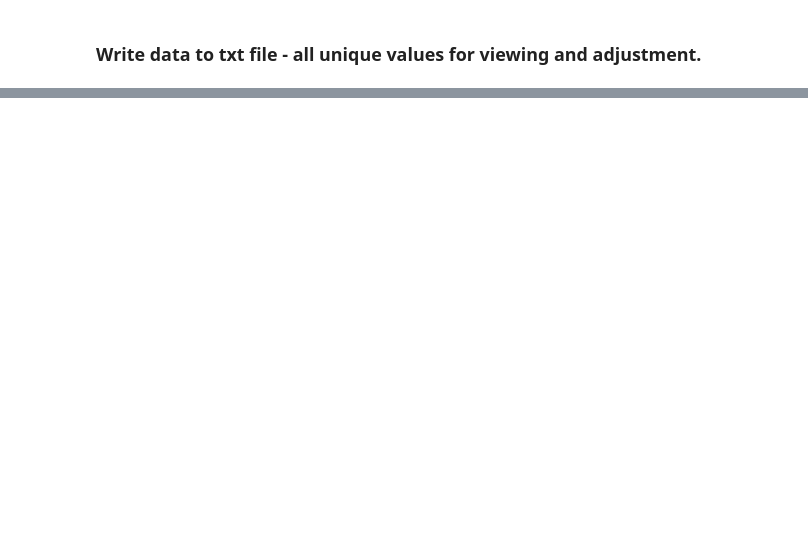
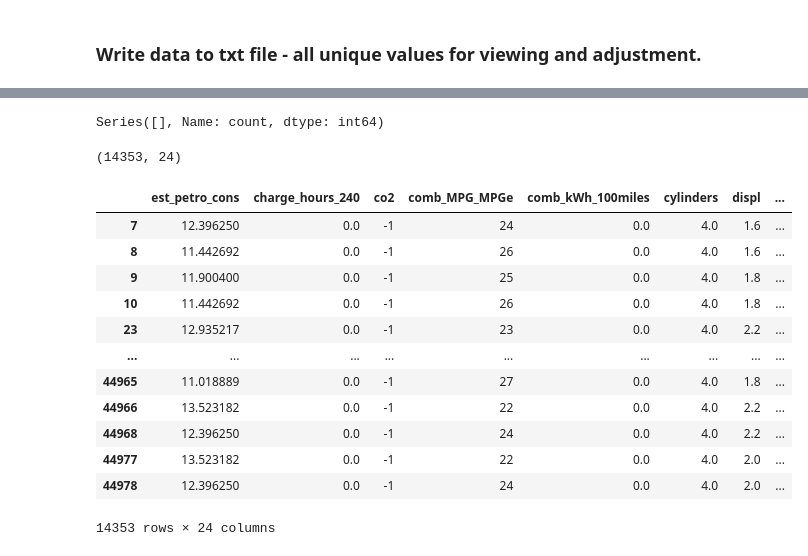
Before and after one commit to sampss/fuel_economy_gov, a Jupyter notebook: working/code/playground_2.ipynb, the cells around one changed output, grey strips where cells are left out. Drawn from its saved outputs; the diff is of its cells as text; code cells hidden in the pictures; blank space fills up the shorter version.

```diff
--- a/working/code/playground_2.ipynb
+++ b/working/code/playground_2.ipynb
@@ -53,8 +64,8 @@ WHERE fuelType NOT IN ({remove_fuel_types_str})
 
 connection = sqlite3.connect('../data/vehicles_data.db')
 
-df = pd.read_sql_query(sqlite_query, connection)
+loaded_vehicle_data = pd.read_sql_query(sqlite_query, connection)
 
 connection.close()
 
-df
+#loaded_vehicle_data
@@ -192,0 +94,4 @@ with open('../Documents/Column_Descript_Unique_Values.txt', 'w') as file:
+# %%
+column_drop_list = ['mfrCode', 'evMotor', 'sCharger', 'tCharger', 'trans_dscr', 'rangeHwy', 'rangeCity', 'mpgData', 'eng_dscr', 'engId', 'cityE', 'co2TailpipeGpm', 'fuelType', 'charge240b']
+
+loaded_vehicle_data = loaded_vehicle_data.drop(columns=column_drop_list)
@@ -192,0 +122,12 @@ with open('../Documents/Column_Descript_Unique_Values.txt', 'w') as file:
+# %%
+# print(loaded_vehicle_data[['co2', 'co2TailpipeGpm']])
+# print(loaded_vehicle_data['co2'].unique())
+# print(loaded_vehicle_data['co2TailpipeGpm'].unique()) - Removed column
+
+# After viewing in Data Wrangler, co2 and co2TailpipeGpm seem to contain the same data but one is rounded and one contains decimals
+
+#loaded_vehicle_data['base_fuel_type'].fillna('Gasoline', inplace=True) # fill na with Gasoline as that is going to be the base fuel if not electric or hybrid
+
+loaded_vehicle_data['base_fuel_type'] = loaded_vehicle_data['base_fuel_type'].fillna('Gasoline') # fill na with Gasoline as that is going to be the base fuel if not electric or hybrid
+
+#df
@@ -192,0 +163,13 @@ with open('../Documents/Column_Descript_Unique_Values.txt', 'w') as file:
+# %%
+# Remove spaces and combine the columns into lowercase
+loaded_vehicle_data['year_make_model_key'] = (
+    loaded_vehicle_data['year'].astype(str).str.replace(r'[^a-zA-Z0-9]', '', regex=True) +
+    loaded_vehicle_data['make'].str.replace(r'[^a-zA-Z0-9]', '', regex=True) +
+    loaded_vehicle_data['base_Model'].str.replace(r'[^a-zA-Z0-9]', '', regex=True)
+).str.lower()
+
+print(loaded_vehicle_data.columns)
+print('\n')
+
+key_counts = loaded_vehicle_data['year_make_model_key'].value_counts()
+print(key_counts[key_counts > 1])  # Display keys that appear more than once
@@ -192,0 +196,47 @@ with open('../Documents/Column_Descript_Unique_Values.txt', 'w') as file:
+# %%
+# print(vehicle_sales_data.columns)
+
+refined_vehicle_sales_data = vehicle_sales_data[['year', 'make', 'model', 'condition', 'odometer', 'sellingprice']]
+
+# print(vehicle_sales_data.columns)
+
+vehicle_sales_data['year_make_model_key'] = (
+    vehicle_sales_data['year'].astype(str).str.replace(r'[^a-zA-Z0-9]', '', regex=True) +
+    vehicle_sales_data['make'].str.replace(r'[^a-zA-Z0-9]', '', regex=True) +
+    vehicle_sales_data['model'].str.replace(r'[^a-zA-Z0-9]', '', regex=True)
+).str.lower()
+
+# Group by 'year_make_model_key' and calculate the required aggregations
+processed_sales_data = vehicle_sales_data.groupby('year_make_model_key', as_index=False).agg(
+    avg_selling_price=('sellingprice', 'mean'),  # Average selling price
+    avg_odometer_reading=('odometer', 'mean'),  # Average odometer reading
+    avg_condition=('condition', 'mean'),  # Average odometer reading
+    number_of_sales=('year_make_model_key', 'size')       # Count occurrences, reflects number of sales of that specific year make model
+)
+
+# print(processed_sales_data)
+
+key_counts_2 = processed_sales_data['year_make_model_key'].value_counts()
+print(key_counts_2[key_counts_2 > 1])  # Display keys that appear more than once
+# %% [output]
+Series([], Name: count, dtype: int64)
+# %%
+filtered_df = loaded_vehicle_data[loaded_vehicle_data['year_make_model_key'].isin(processed_data['year_make_model_key'])]
+
+print(filtered_df.shape)
+filtered_df
+# %% [output]
+(14353, 24)
+|  | est_petro_cons | charge_hours_240 | co2 | comb_MPG_MPGe | comb_kWh_100miles | cylinders | displ | ... |
+| 7 | 12.396250 | 0.0 | -1 | 24 | 0.0 | 4.0 | 1.6 | ... |
+| 8 | 11.442692 | 0.0 | -1 | 26 | 0.0 | 4.0 | 1.6 | ... |
+| 9 | 11.900400 | 0.0 | -1 | 25 | 0.0 | 4.0 | 1.8 | ... |
+| 10 | 11.442692 | 0.0 | -1 | 26 | 0.0 | 4.0 | 1.8 | ... |
+| 23 | 12.935217 | 0.0 | -1 | 23 | 0.0 | 4.0 | 2.2 | ... |
+| ... | ... | ... | ... | ... | ... | ... | ... | ... |
+| 44965 | 11.018889 | 0.0 | -1 | 27 | 0.0 | 4.0 | 1.8 | ... |
+| 44966 | 13.523182 | 0.0 | -1 | 22 | 0.0 | 4.0 | 2.2 | ... |
+| 44968 | 12.396250 | 0.0 | -1 | 24 | 0.0 | 4.0 | 2.2 | ... |
+| 44977 | 13.523182 | 0.0 | -1 | 22 | 0.0 | 4.0 | 2.0 | ... |
+| 44978 | 12.396250 | 0.0 | -1 | 24 | 0.0 | 4.0 | 2.0 | ... |
+14353 rows × 24 columns
```
Also changed, not shown: parts of 15 cells of this notebook, 3 other files.
